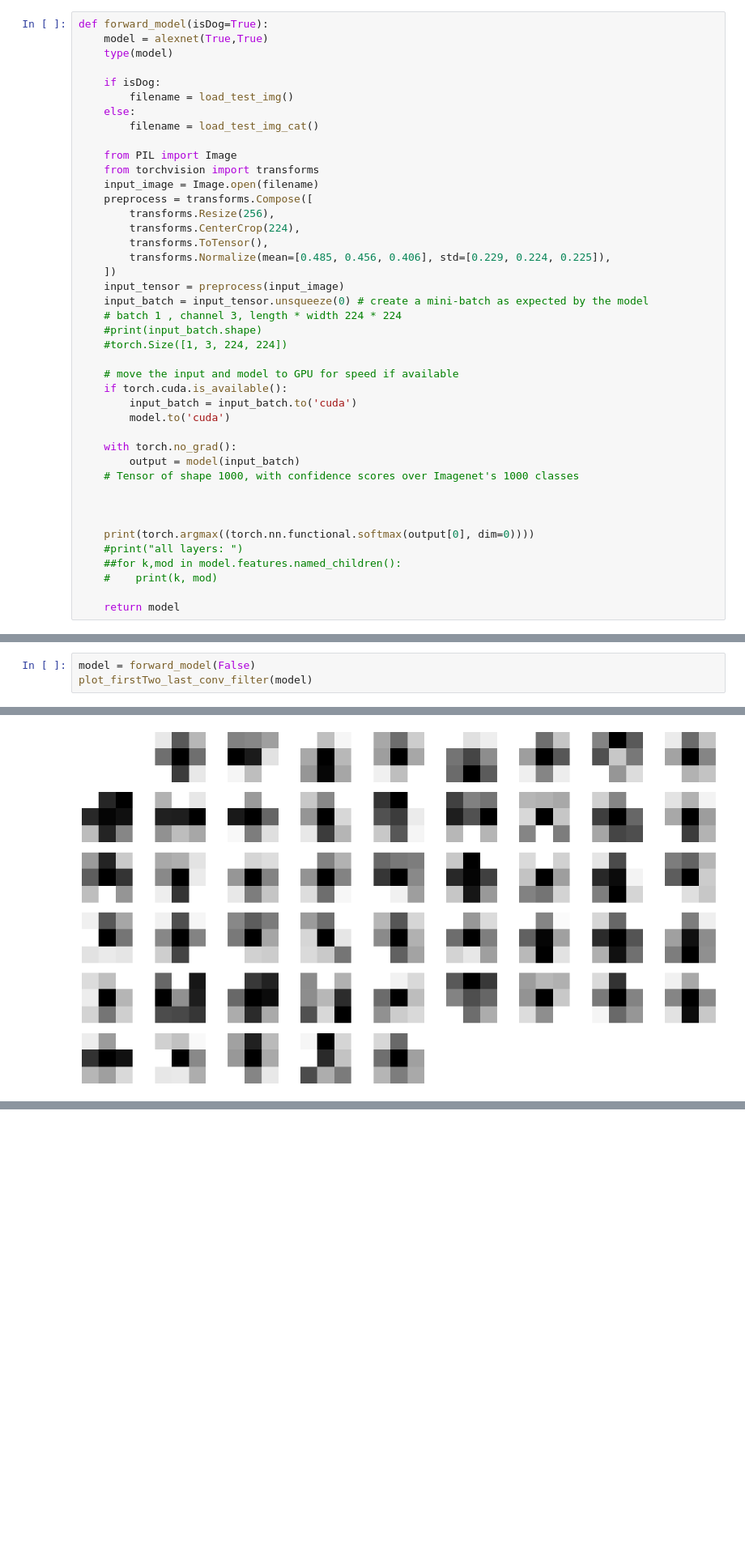
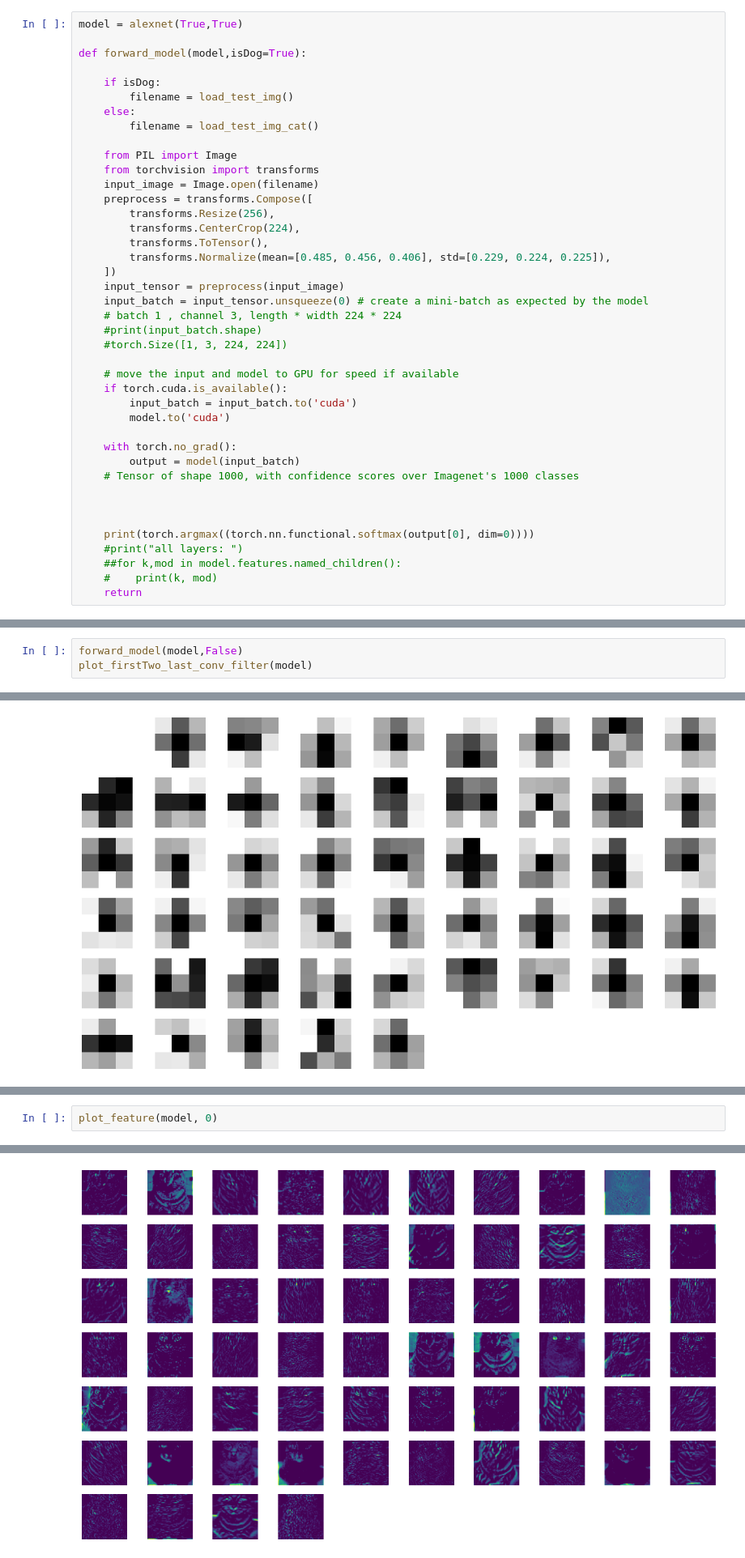
Before and after one commit to bruceSz/cv_related, a Jupyter notebook: notes/alexnet_torch.ipynb, the cells around one changed output, grey strips where cells are left out. Shown at 81% size. Saved outputs shown, nothing was run; the diff lists cells and outputs as text; blank space fills up the shorter version.

Commit message:
plot feature map

```diff
--- a/notes/alexnet_torch.ipynb
+++ b/notes/alexnet_torch.ipynb
@@ -99,9 +99,9 @@ def load_test_img():
         except: urllib.request.urlretrieve(url, filename)
     return target
 # %%
-def forward_model(isDog=True):
-    model = alexnet(True,True)
-    type(model)
+model = alexnet(True,True)
+
+def forward_model(model,isDog=True):
 
     if isDog:
         filename = load_test_img()
@@ -138,8 +138,7 @@ def forward_model(isDog=True):
     #print("all layers: ")
     ##for k,mod in model.features.named_children():
     #    print(k, mod)
-
-    return model
+    return
 # %%
 import numpy as np
 import matplotlib.pyplot as plt
@@ -208,7 +207,7 @@ def plot_weights(layer, mean_input_channel=False):
 #model = forward_model()
 #plot_firstTwo_last_conv_filter(model)
 # %%
-model = forward_model(False)
+forward_model(model,False)
 plot_firstTwo_last_conv_filter(model)
 # %% [output]
 tensor(281, device='cuda:0')
@@ -220,0 +282,3 @@ torch.Size([64, 3, 11, 11])
+# %%
+plot_feature(model, 0)
+# %% [output]
@@ -220,0 +290 @@ torch.Size([64, 3, 11, 11])
+[figure, added]
```
Also changed, not shown: parts of 7 cells of this notebook.
